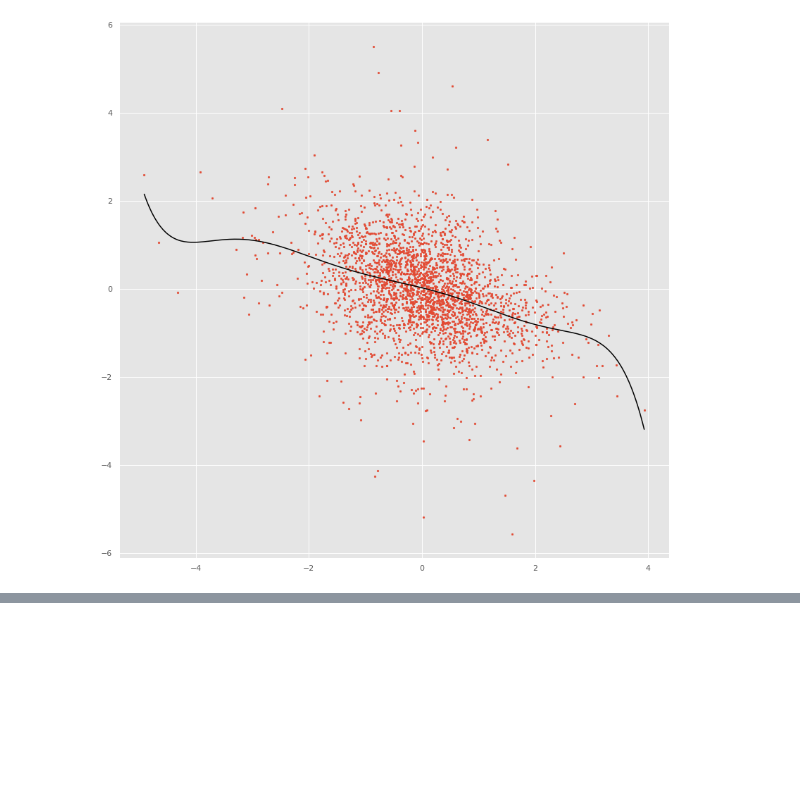
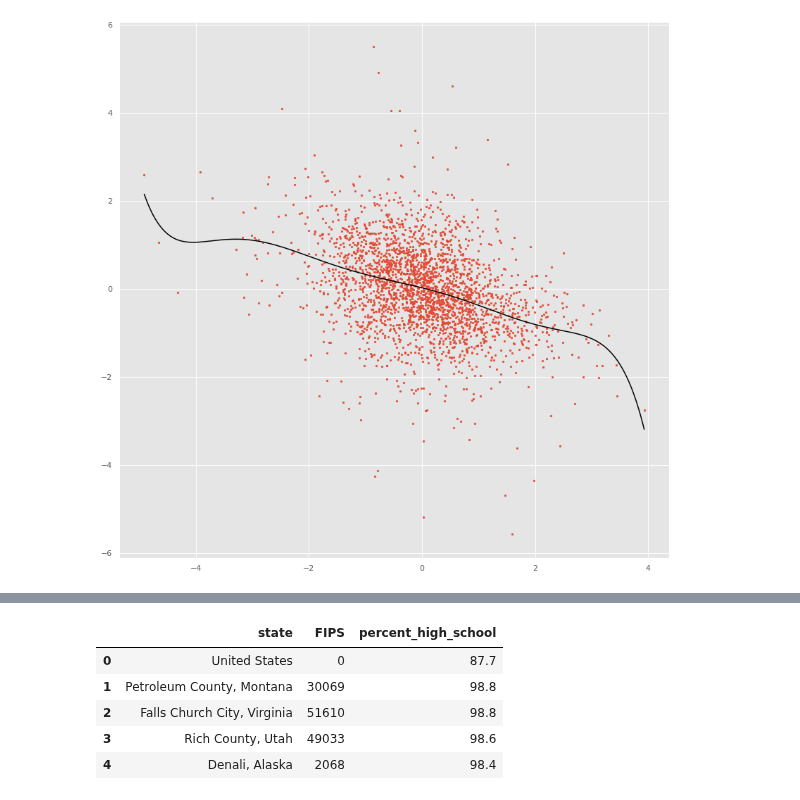
Before and after one commit to RuolinZheng08/cmsc33750-machine-learning-and-cancer, a Jupyter notebook: hw5/hw5.ipynb, the cells around one changed output, grey strips where cells are left out. Cells and saved outputs as stored; diff of their text form; code cells hidden in the pictures; blank space fills up the shorter version.

```diff
--- a/hw5/hw5.ipynb
+++ b/hw5/hw5.ipynb
@@ -311,0 +361,9 @@ plot_poly(models_pow[6], x_pow, y_pow)
+# %%
+education_df.head()
+# %% [output]
+|  | state | FIPS | percent_high_school |
+| 0 | United States | 0 | 87.7 |
+| 1 | Petroleum County, Montana | 30069 | 98.8 |
+| 2 | Falls Church City, Virginia | 51610 | 98.8 |
+| 3 | Rich County, Utah | 49033 | 98.6 |
+| 4 | Denali, Alaska | 2068 | 98.4 |
```
Also changed, not shown: parts of 21 cells of this notebook, 2 other files.
